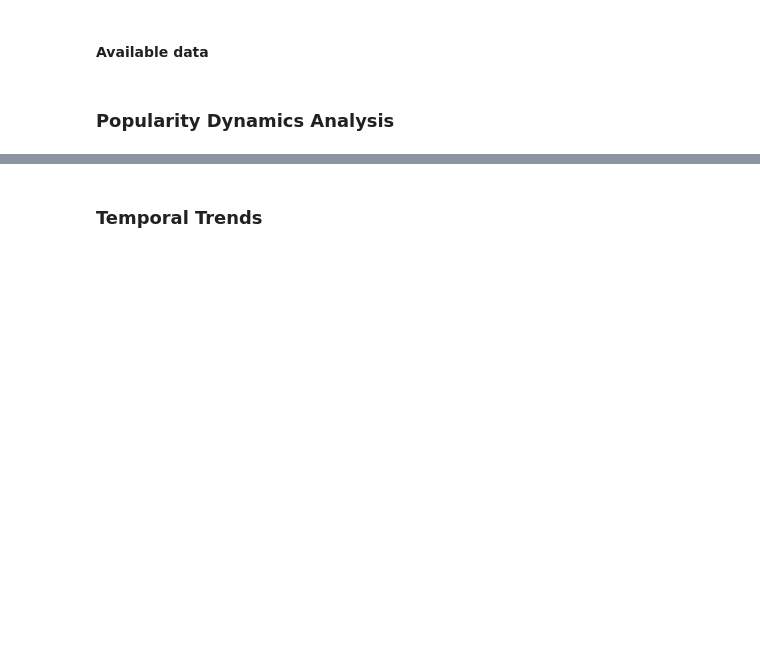
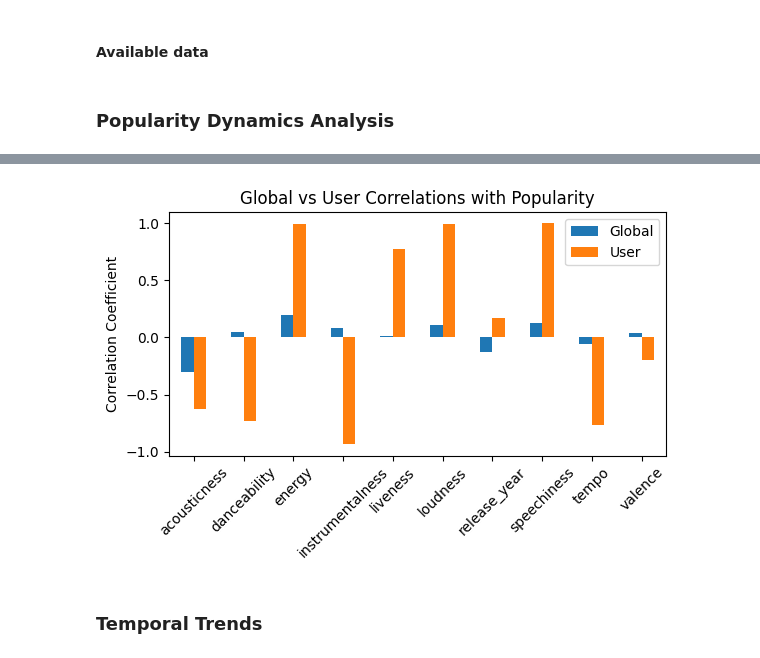
Before and after one commit to LNickelsburg/iss310-final-project, a Jupyter notebook: FinalProject.ipynb, the cells around one changed output, grey strips where cells are left out. Saved outputs shown, nothing was run; the diff lists cells and outputs as text; code cells hidden in the pictures; blank space fills up the shorter version.

```diff
--- a/FinalProject.ipynb
+++ b/FinalProject.ipynb
@@ -227,3 +238,23 @@ combined_tracks_df = combined_tracks_df.drop_duplicates()
+# %%
+# Compute user-specific correlations
+user_correlation_matrix = user_listening_details_df[continuous_features].corr()
+user_popularity_correlation = user_correlation_matrix["popularity"].sort_values(ascending=False)
+
+# Compare global vs user correlations
+comparison_df = pd.DataFrame({
+    "Global": popularity_correlation.drop("popularity"),
+    "User": user_popularity_correlation.drop("popularity")
+})
+
+# Plot comparison
+comparison_df.plot(kind="bar", figsize=(6,4))
+plt.title("Global vs User Correlations with Popularity")
+plt.ylabel("Correlation Coefficient")
+plt.xticks(rotation=45)
+plt.tight_layout()
+plt.show()
+# %% [output]
+[figure, added]
 # %% [markdown]
 ### **Temporal Trends**
 # %% [markdown]
```
Also changed, not shown: parts of 4 cells of this notebook.
